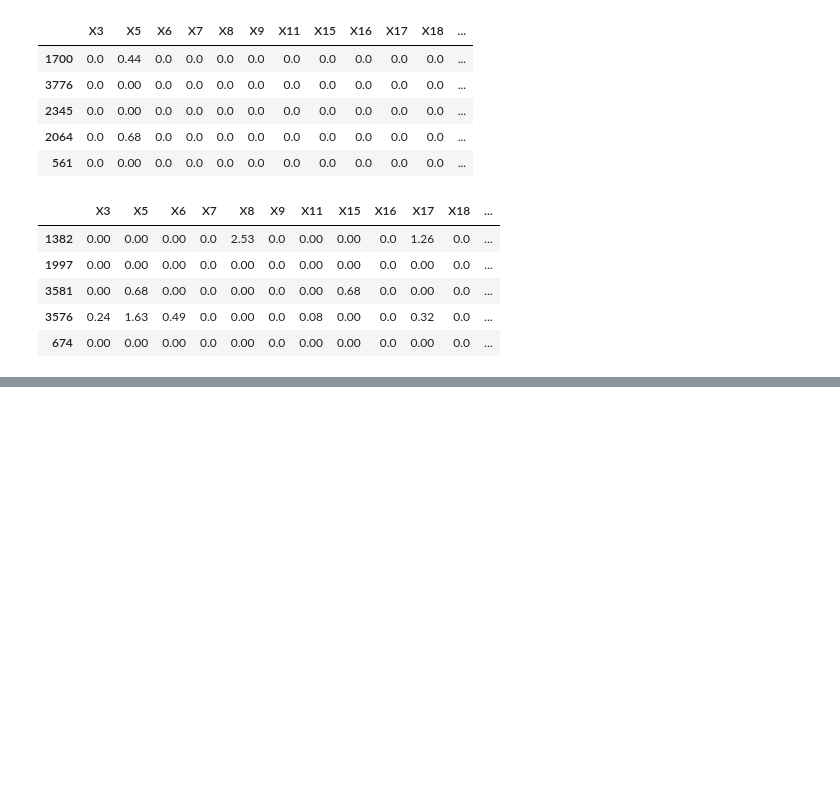
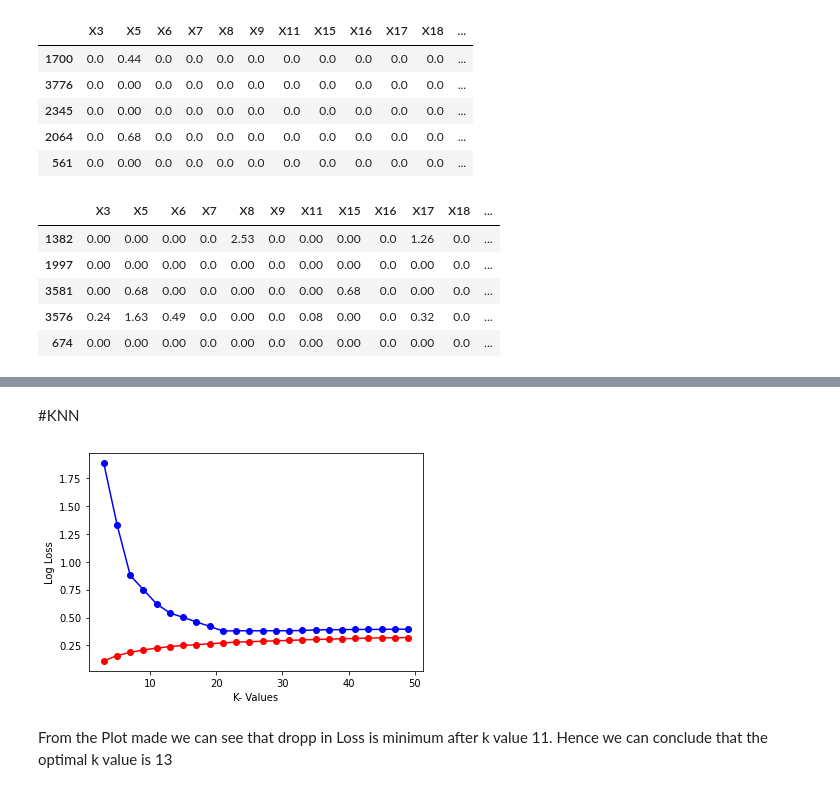
Before and after one commit to AmeerLC/Arya_Assignment, a Jupyter notebook: Arya_Dataset_ModelBuilding.ipynb, the cells around one changed output, grey strips where cells are left out. Saved outputs shown, nothing was run; the diff lists cells and outputs as text; code cells hidden in the pictures; blank space fills up the shorter version.

```diff
--- a/Arya_Dataset_ModelBuilding.ipynb
+++ b/Arya_Dataset_ModelBuilding.ipynb
@@ -118,0 +217,25 @@ x_test.head()
+# %% [markdown]
+#KNN
+# %%
+from sklearn.neighbors import KNeighborsClassifier
+# running KNN algorithm for 3 to 50 nearest neighbours(odd numbers) and storing the log loss values to identify optimum k value for K neighbour
+loss = []
+
+for i in range(3,50,2):
+    neigh = KNeighborsClassifier(n_neighbors=i)
+    neigh.fit(x_train_norm, y_train)
+    train_loss = log_loss(y_train, neigh.predict_proba(x_train_norm)[:, 1])
+    test_loss = log_loss(y_test, neigh.predict_proba(x_test_norm)[:, 1])
+    loss.append([train_loss, test_loss])
+
+# train accuracy plot
+plt.plot(np.arange(3,50,2),[i[0] for i in loss],"ro-")
+# test accuracy plot
+plt.plot(np.arange(3,50,2),[i[1] for i in loss],"bo-")
+plt.xlabel('K- Values')
+plt.ylabel('Log Loss')
+plt.show()
+# %% [output]
+[figure, added]
+# %% [markdown]
+From the Plot made we can see that dropp in Loss is minimum after k value 11. Hence we can conclude that the optimal k value is 13
```
Also changed, not shown: parts of 38 cells of this notebook.
